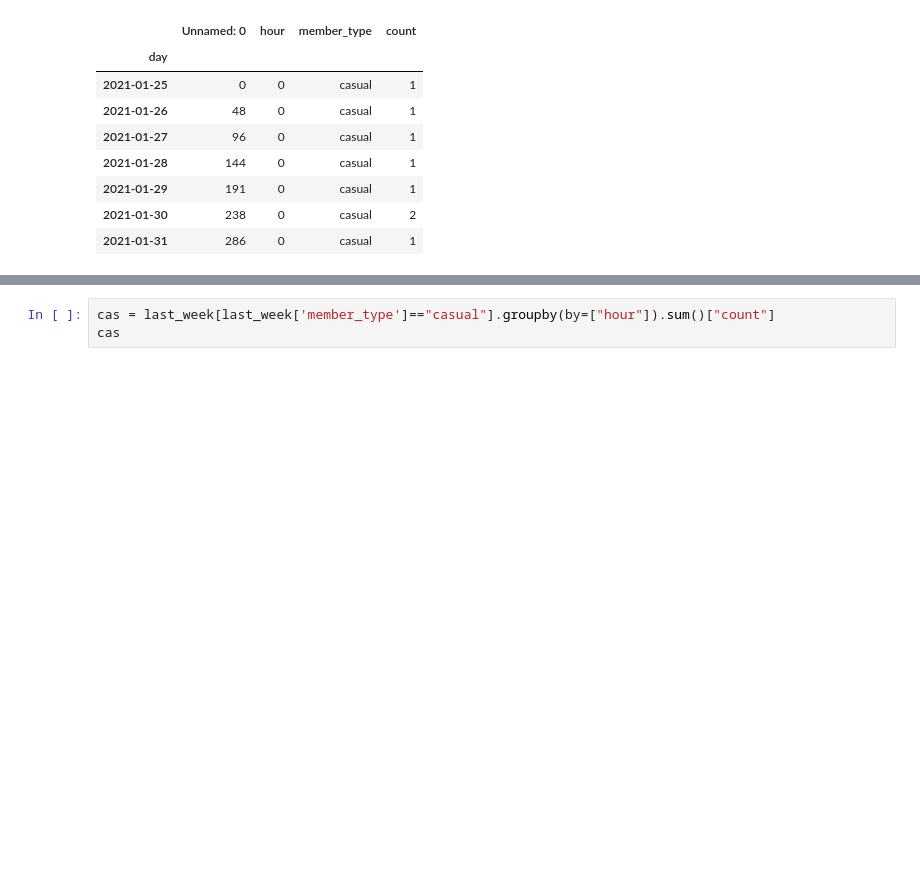
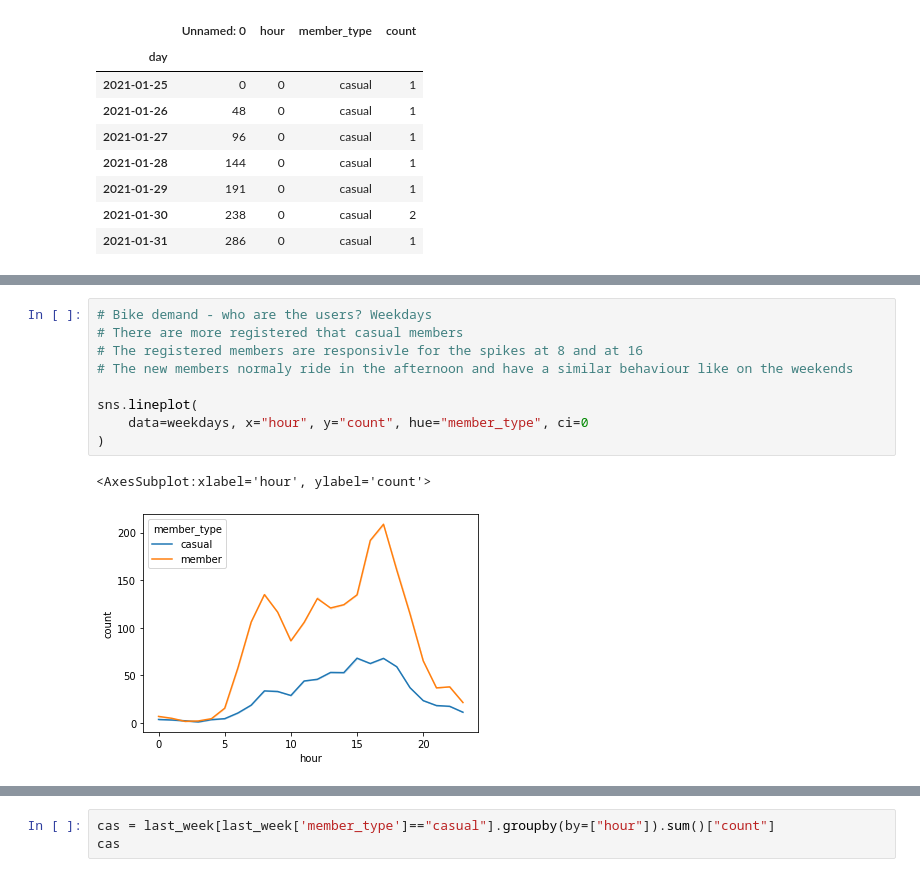
Before and after one commit to aliciaherraiz/Capital_Bikeshare, a Jupyter notebook: bikes.ipynb, the cells around one changed output, grey strips where cells are left out. Cells and saved outputs as stored; diff of their text form; blank space fills up the shorter version.

```diff
--- a/bikes.ipynb
+++ b/bikes.ipynb
@@ -251,0 +548,12 @@ last_week.groupby(by="day").min()
+# %%
+# Bike demand - who are the users? Weekdays
+# There are more registered that casual members
+# The registered members are responsivle for the spikes at 8 and at 16
+# The new members normaly ride in the afternoon and have a similar behaviour like on the weekends
+
+sns.lineplot(
+    data=weekdays, x="hour", y="count", hue="member_type", ci=0
+)
+# %% [output]
+<AxesSubplot:xlabel='hour', ylabel='count'>
+[figure, added]
```
Also changed, not shown: parts of 102 cells of this notebook, 4 other files.
